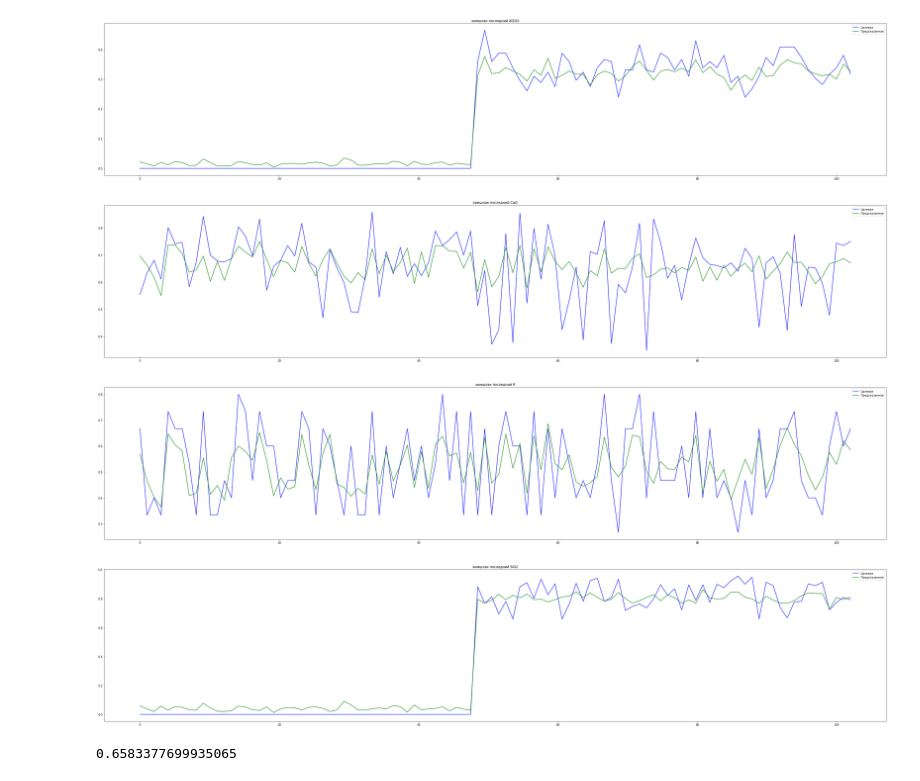
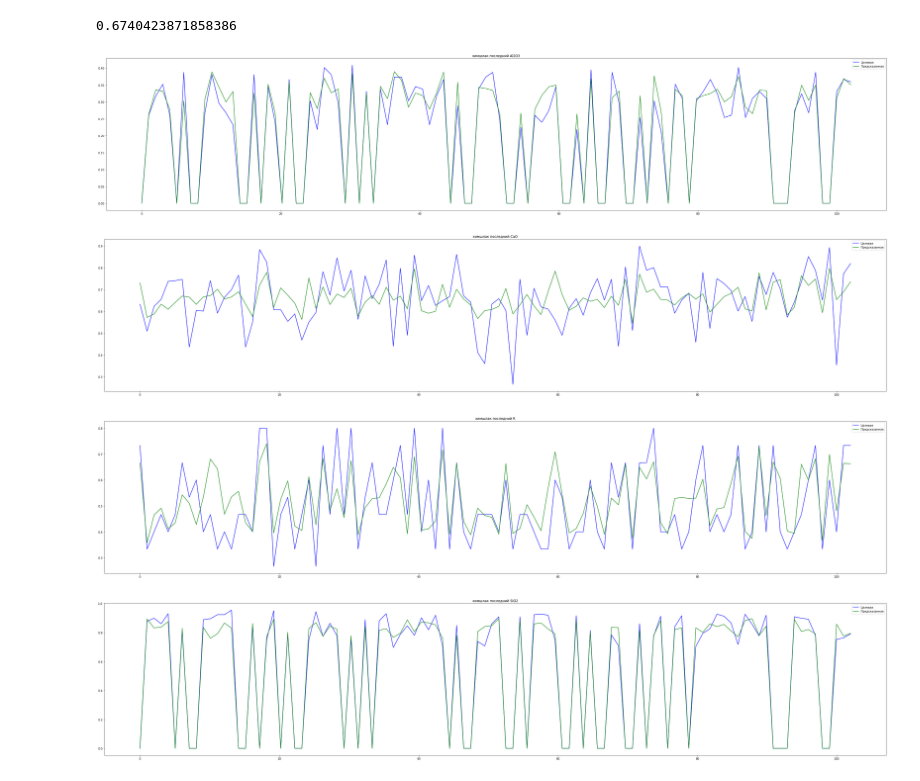
Before and after one commit to OnlyOneUseAcc/Evraz-SCC-prediction, a Jupyter notebook: RFR.ipynb, the cells around one changed output. Saved outputs shown, nothing was run; the diff lists cells and outputs as text; code cells hidden in the pictures.

```diff
--- a/RFR.ipynb
+++ b/RFR.ipynb
@@ -6,5 +8,6 @@ import pandas as pd
 # %%
 DATA_PATH = 'data/'
-
-data_train = pd.read_csv(f'{DATA_PATH}train.csv',sep='\t', index_col='index')
-data_test = pd.read_csv(f'{DATA_PATH}test.csv', sep='\t', index_col='index')
+X_train = pd.read_csv(f'{DATA_PATH}x_train.csv',sep='\t', index_col='index')
+X_test = pd.read_csv(f'{DATA_PATH}x_test.csv', sep='\t', index_col='index')
+y_train = pd.read_csv(f'{DATA_PATH}y_train.csv',sep='\t', index_col='index')
+y_test = pd.read_csv(f'{DATA_PATH}y_test.csv',sep='\t', index_col='index')
@@ -21,2 +13,0 @@ target_test = data_test[target_list]
-# %%
-X_train = pd.read_csv(f'{DATA_PATH}x')
@@ -40,0 +14,9 @@ pred = forest_model.predict(data_test_non_marked)
+# %%
+rfr = RandomForestRegressor(random_state=42)
+param_grid = {
+    'n_estimators': [100, 200, 300, 400, 500],
+    'max_features': ['auto', 'sqrt', 'log2'],
+    'max_depth' : [4,5,6,7,8],
+}
+clf = GridSearchCV(rfr, param_grid, scoring= 'r2', cv = 5, verbose = 3, n_jobs= 2)
+clf.fit(X_train, y_train)
@@ -41,15 +35,14 @@ pred = forest_model.predict(data_test_non_marked)
+# %%
+pred = clf.predict(X_test)
+r2_score(y_test, pred)
+# %% [output]
+0.6740423871858386
 # %%
 from subfunc import show_result
 
-show_result(pred, target_test)
+show_result(pred, y_test)
 # %% [output]
-[figure, old version]
+[figure, new version]
-[figure, old version]
+[figure, new version]
-[figure, old version]
+[figure, new version]
-[figure, old version]
+[figure, new version]
-# %%
-from sklearn.metrics import r2_score
-
-r2_score(target_test, pred)
-# %% [output]
-0.6583377699935065
```
Also changed, not shown: parts of 10 cells of this notebook.
